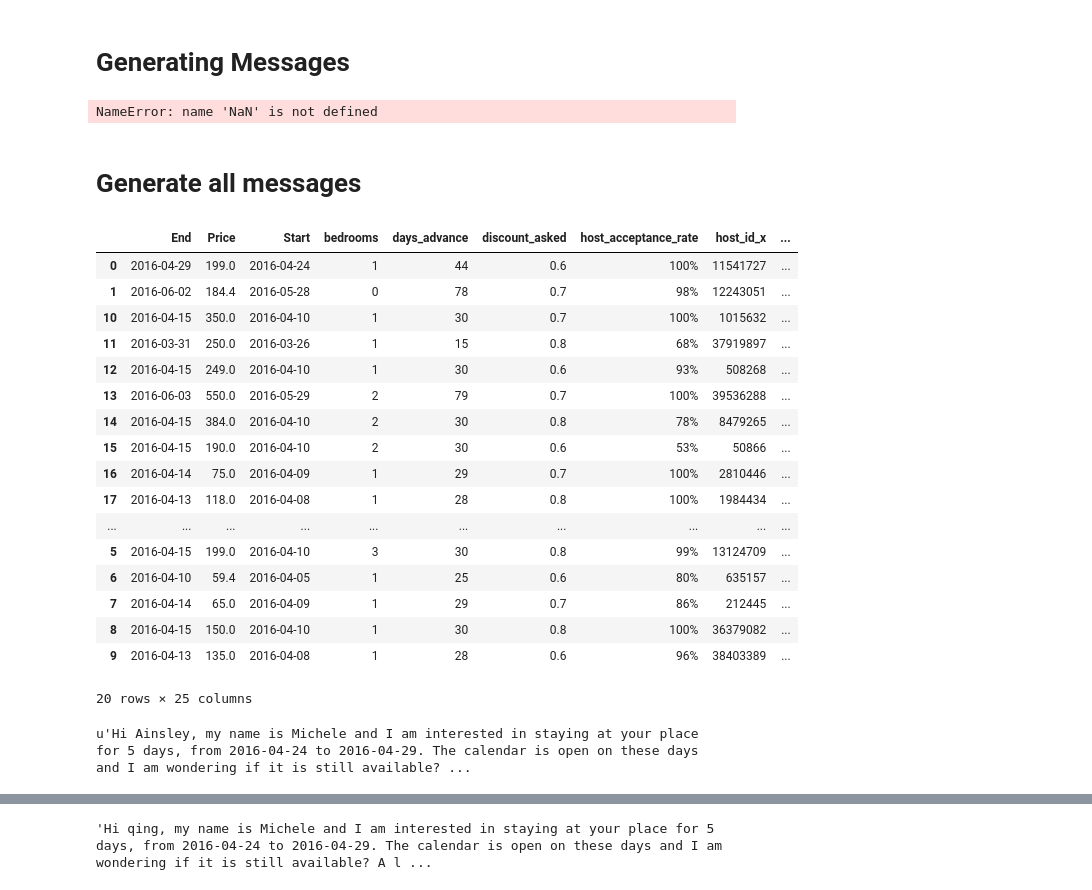
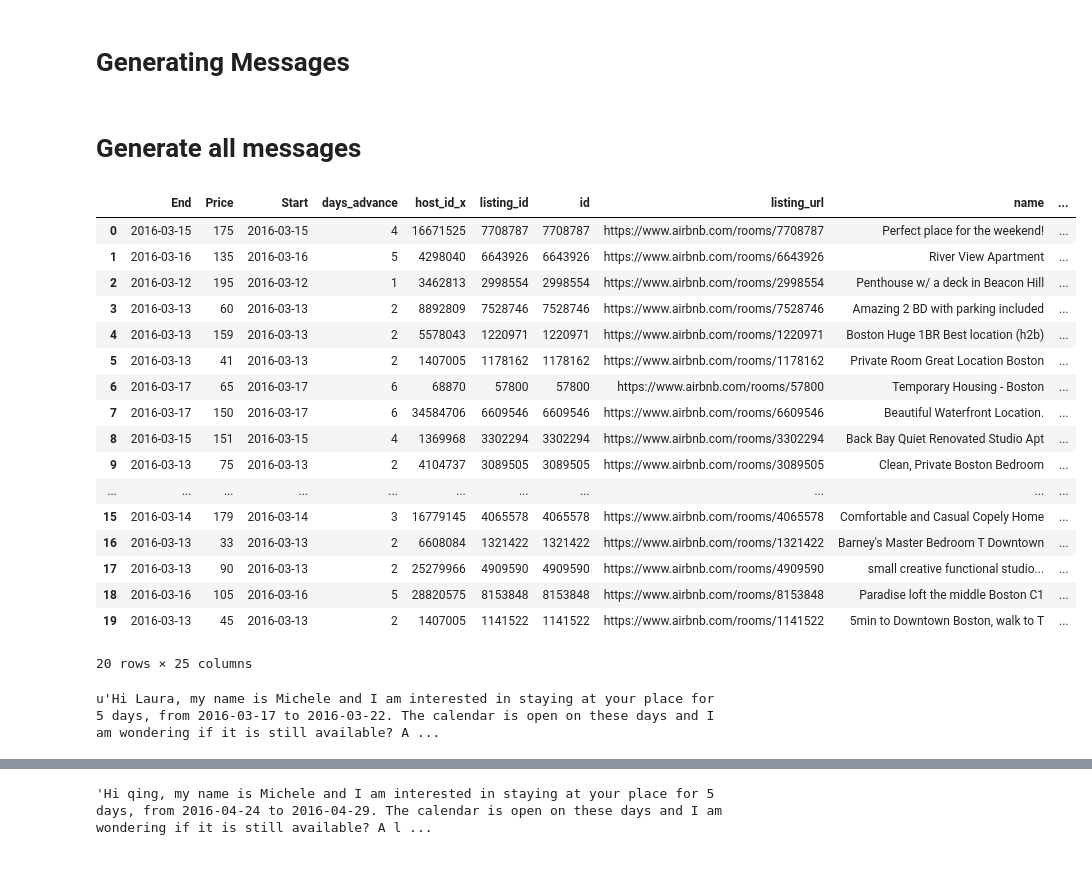
Before and after one commit to Elena-Zhao/AirbnbNegotiate, a Jupyter notebook: notebook.ipynb, the cells around one changed output, grey strips where cells are left out. Cells and saved outputs as stored; diff of their text form; code cells hidden in the pictures.

```diff
--- a/notebook.ipynb
+++ b/notebook.ipynb
@@ -50,7 +50,7 @@ Index([u'id', u'listing_url', u'scrape_id', u'last_scraped', u'name',
 attributes = [u'id', u'listing_url', u'name', u'host_id',u'host_url', u'host_name',
               u'host_response_time', u'host_response_rate',u'host_acceptance_rate', u'host_is_superhost',
              u'host_total_listings_count', u'monthly_price', u'minimum_nights',u'number_of_reviews', u'instant_bookable',
-              u'room_type',u'bedrooms']
+              u'room_type',u'beds']
 listings_original = listings_ia2[attributes]
 # %%
 listings_original
@@ -668,10 +668,6 @@ def generateMessage(host_name, start, end, price, num_guests):
     else:
         addition_n_persons = 'I will visit Boston a few times this year to work on a project with a local school. I will be there with {} collegues of mine. '.format(int(num_guests - 1))
         return message_1 + message_2 + addition_n_persons + message_3
-# %%
-np.isnan(NaN)
-# %% [output]
-NameError: name 'NaN' is not defined
 # %% [markdown]
 # Generate all messages
 # %%
@@ -685,7 +681,7 @@ for k, v in mailing_final.iteritems():
     msg_list = []
     discount_list = []
     for index, row in v.iterrows():
-        msg = generateMessage(row['host_name'], row['Start'], row['End'], getDiscountPrice(row['Price'], discount[index % 3]), row['bedrooms'])
+        msg = generateMessage(row['host_name'], row['Start'], row['End'], getDiscountPrice(row['Price'], discount[index % 3]), row['beds'])
         msg_list.append(msg)
         discount_list.append(discount[index % 3])
     mailing_final[k]['messages'] = msg_list
@@ -693,28 +689,28 @@ for k, v in mailing_final.iteritems():
 # %%
 for k, v in mailing_final.iteritems():
     v.to_json('final_messages/{}.json'.format(k))
+# %%
+mailing_final['orphan_1d_advance_1w']
+# %% [output]
+|  | End | Price | Start | days_advance | host_id_x | listing_id | id | listing_url | name | ... |
+| 0 | 2016-03-15 | 175 | 2016-03-15 | 4 | 16671525 | 7708787 | 7708787 | https://www.airbnb.com/rooms/7708787 | Perfect place for the weekend! | ... |
+| 1 | 2016-03-16 | 135 | 2016-03-16 | 5 | 4298040 | 6643926 | 6643926 | https://www.airbnb.com/rooms/6643926 | River View Apartment | ... |
+| 2 | 2016-03-12 | 195 | 2016-03-12 | 1 | 3462813 | 2998554 | 2998554 | https://www.airbnb.com/rooms/2998554 | Penthouse w/ a deck in Beacon Hill | ... |
+| 3 | 2016-03-13 | 60 | 2016-03-13 | 2 | 8892809 | 7528746 | 7528746 | https://www.airbnb.com/rooms/7528746 | Amazing 2 BD with parking included | ... |
+| 4 | 2016-03-13 | 159 | 2016-03-13 | 2 | 5578043 | 1220971 | 1220971 | https://www.airbnb.com/rooms/1220971 | Boston Huge 1BR Best location (h2b) | ... |
+| 5 | 2016-03-13 | 41 | 2016-03-13 | 2 | 1407005 | 1178162 | 1178162 | https://www.airbnb.com/rooms/1178162 | Private Room Great Location Boston | ... |
+| 6 | 2016-03-17 | 65 | 2016-03-17 | 6 | 68870 | 57800 | 57800 | https://www.airbnb.com/rooms/57800 | Temporary Housing - Boston | ... |
+| 7 | 2016-03-17 | 150 | 2016-03-17 | 6 | 34584706 | 6609546 | 6609546 | https://www.airbnb.com/rooms/6609546 | Beautiful Waterfront Location. | ... |
+| 8 | 2016-03-15 | 151 | 2016-03-15 | 4 | 1369968 | 3302294 | 3302294 | https://www.airbnb.com/rooms/3302294 | Back Bay Quiet Renovated Studio Apt | ... |
+| 9 | 2016-03-13 | 75 | 2016-03-13 | 2 | 4104737 | 3089505 | 3089505 | https://www.airbnb.com/rooms/3089505 | Clean, Private Boston Bedroom | ... |
+| ... | ... | ... | ... | ... | ... | ... | ... | ... | ... | ... |
+| 15 | 2016-03-14 | 179 | 2016-03-14 | 3 | 16779145 | 4065578 | 4065578 | https://www.airbnb.com/rooms/4065578 | Comfortable and Casual Copely Home | ... |
+| 16 | 2016-03-13 | 33 | 2016-03-13 | 2 | 6608084 | 1321422 | 1321422 | https://www.airbnb.com/rooms/1321422 | Barney's Master Bedroom T Downtown | ... |
+| 17 | 2016-03-13 | 90 | 2016-03-13 | 2 | 25279966 | 4909590 | 4909590 | https://www.airbnb.com/rooms/4909590 | small creative functional studio... | ... |
+| 18 | 2016-03-16 | 105 | 2016-03-16 | 5 | 28820575 | 8153848 | 8153848 | https://www.airbnb.com/rooms/8153848 | Paradise loft the middle Boston C1 | ... |
+| 19 | 2016-03-13 | 45 | 2016-03-13 | 2 | 1407005 | 1141522 | 1141522 | https://www.airbnb.com/rooms/1141522 | 5min to Downtown Boston, walk to T | ... |
+20 rows × 25 columns
 # %%
-pd.read_json('final_messages/orphan_more_advance_more.json')
+pd.read_json('final_messages/orphan_more_advance_1w.json')[:4]['messages'][10]
 # %% [output]
-|  | End | Price | Start | bedrooms | days_advance | discount_asked | host_acceptance_rate | host_id_x | ... |
-| 0 | 2016-04-29 | 199.0 | 2016-04-24 | 1 | 44 | 0.6 | 100% | 11541727 | ... |
-| 1 | 2016-06-02 | 184.4 | 2016-05-28 | 0 | 78 | 0.7 | 98% | 12243051 | ... |
-| 10 | 2016-04-15 | 350.0 | 2016-04-10 | 1 | 30 | 0.7 | 100% | 1015632 | ... |
-| 11 | 2016-03-31 | 250.0 | 2016-03-26 | 1 | 15 | 0.8 | 68% | 37919897 | ... |
-| 12 | 2016-04-15 | 249.0 | 2016-04-10 | 1 | 30 | 0.6 | 93% | 508268 | ... |
-| 13 | 2016-06-03 | 550.0 | 2016-05-29 | 2 | 79 | 0.7 | 100% | 39536288 | ... |
-| 14 | 2016-04-15 | 384.0 | 2016-04-10 | 2 | 30 | 0.8 | 78% | 8479265 | ... |
-| 15 | 2016-04-15 | 190.0 | 2016-04-10 | 2 | 30 | 0.6 | 53% | 50866 | ... |
-| 16 | 2016-04-14 | 75.0 | 2016-04-09 | 1 | 29 | 0.7 | 100% | 2810446 | ... |
-| 17 | 2016-04-13 | 118.0 | 2016-04-08 | 1 | 28 | 0.8 | 100% | 1984434 | ... |
-| ... | ... | ... | ... | ... | ... | ... | ... | ... | ... |
-| 5 | 2016-04-15 | 199.0 | 2016-04-10 | 3 | 30 | 0.8 | 99% | 13124709 | ... |
-| 6 | 2016-04-10 | 59.4 | 2016-04-05 | 1 | 25 | 0.6 | 80% | 635157 | ... |
-| 7 | 2016-04-14 | 65.0 | 2016-04-09 | 1 | 29 | 0.7 | 86% | 212445 | ... |
-| 8 | 2016-04-15 | 150.0 | 2016-04-10 | 1 | 30 | 0.8 | 100% | 36379082 | ... |
-| 9 | 2016-04-13 | 135.0 | 2016-04-08 | 1 | 28 | 0.6 | 96% | 38403389 | ... |
-20 rows × 25 columns
+u'Hi Laura, my name is Michele and I am interested in staying at your place for 5 days, from 2016-03-17 to 2016-03-22. The calendar is open on these days and I am wondering if it is still available? A ...
-# %%
-pd.read_json('final_messages/orphan_more_advance_more.json')[:4]['messages'][0]
-# %% [output]
-u'Hi Ainsley, my name is Michele and I am interested in staying at your place for 5 days, from 2016-04-24 to 2016-04-29. The calendar is open on these days and I am wondering if it is still available? ...
```
Also changed, not shown: parts of 3 cells of this notebook, 1 other file.
